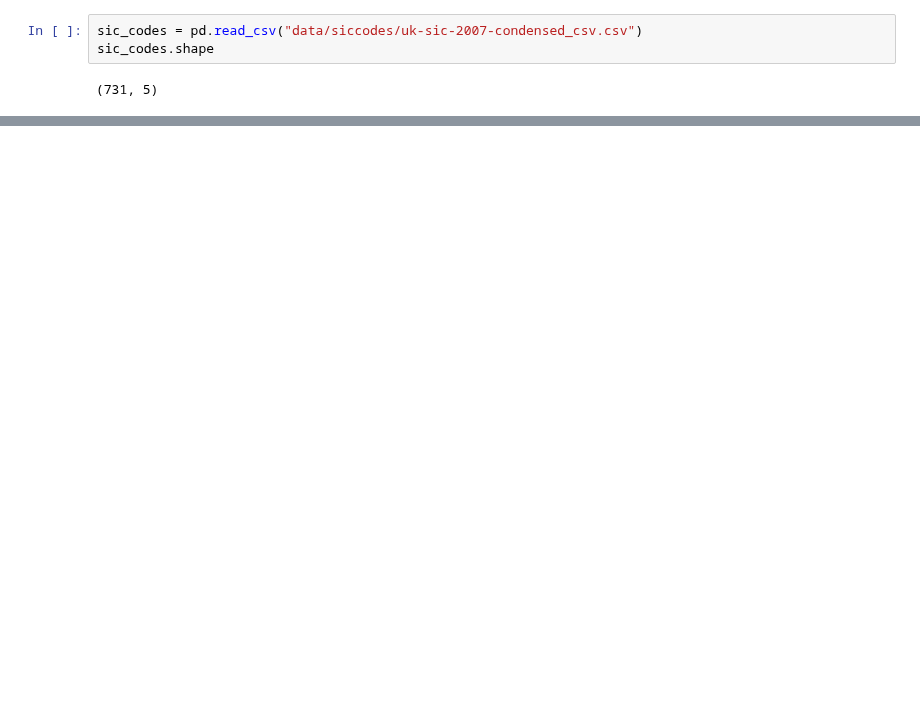
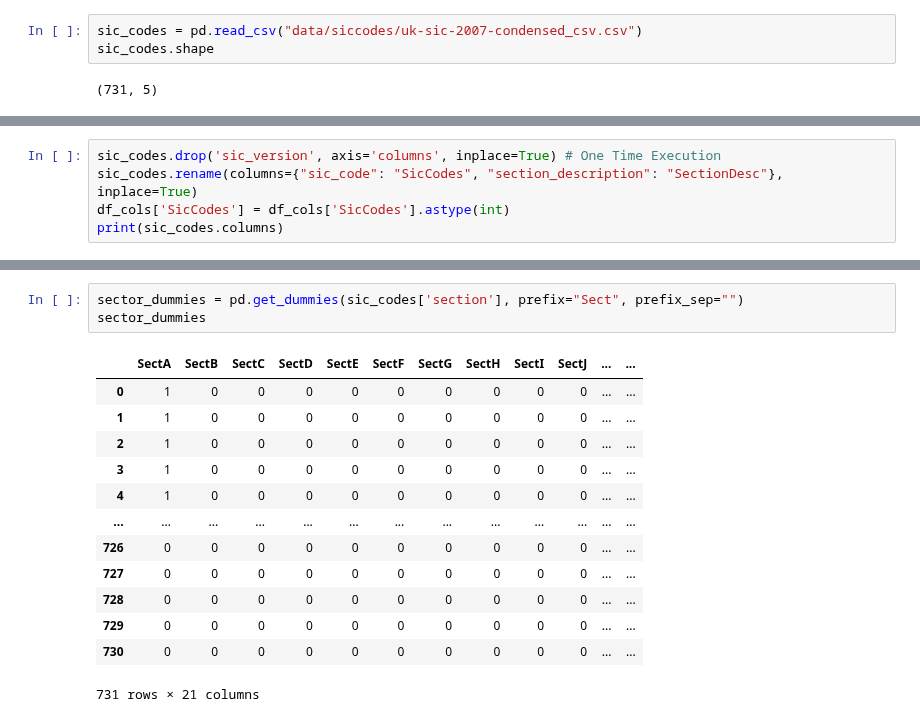
Before and after one commit to Ads2020Group6/data-exploration, a Jupyter notebook: Gov Equalities Office - Modelling.ipynb, the cells around one changed output, grey strips where cells are left out. Drawn from its saved outputs; the diff is of its cells as text; blank space fills up the shorter version.

Commit message:
UK Data Merge Industry Sectors

```diff
--- a/Gov Equalities Office - Modelling.ipynb
+++ b/Gov Equalities Office - Modelling.ipynb
@@ -278,0 +312,5 @@ Name: SicCodes, Length: 1943, dtype: int64
+# %%
+sic_codes.drop('sic_version', axis='columns', inplace=True) # One Time Execution
+sic_codes.rename(columns={"sic_code": "SicCodes", "section_description": "SectionDesc"}, inplace=True)
+df_cols['SicCodes'] = df_cols['SicCodes'].astype(int)
+print(sic_codes.columns)
@@ -278,0 +332,17 @@ Name: SicCodes, Length: 1943, dtype: int64
+# %%
+sector_dummies = pd.get_dummies(sic_codes['section'], prefix="Sect", prefix_sep="")
+sector_dummies
+# %% [output]
+|  | SectA | SectB | SectC | SectD | SectE | SectF | SectG | SectH | SectI | SectJ | ... | ... |
+| 0 | 1 | 0 | 0 | 0 | 0 | 0 | 0 | 0 | 0 | 0 | ... | ... |
+| 1 | 1 | 0 | 0 | 0 | 0 | 0 | 0 | 0 | 0 | 0 | ... | ... |
+| 2 | 1 | 0 | 0 | 0 | 0 | 0 | 0 | 0 | 0 | 0 | ... | ... |
+| 3 | 1 | 0 | 0 | 0 | 0 | 0 | 0 | 0 | 0 | 0 | ... | ... |
+| 4 | 1 | 0 | 0 | 0 | 0 | 0 | 0 | 0 | 0 | 0 | ... | ... |
+| ... | ... | ... | ... | ... | ... | ... | ... | ... | ... | ... | ... | ... |
+| 726 | 0 | 0 | 0 | 0 | 0 | 0 | 0 | 0 | 0 | 0 | ... | ... |
+| 727 | 0 | 0 | 0 | 0 | 0 | 0 | 0 | 0 | 0 | 0 | ... | ... |
+| 728 | 0 | 0 | 0 | 0 | 0 | 0 | 0 | 0 | 0 | 0 | ... | ... |
+| 729 | 0 | 0 | 0 | 0 | 0 | 0 | 0 | 0 | 0 | 0 | ... | ... |
+| 730 | 0 | 0 | 0 | 0 | 0 | 0 | 0 | 0 | 0 | 0 | ... | ... |
+731 rows × 21 columns
```
Also changed, not shown: parts of 34 cells of this notebook, 1 other file.
